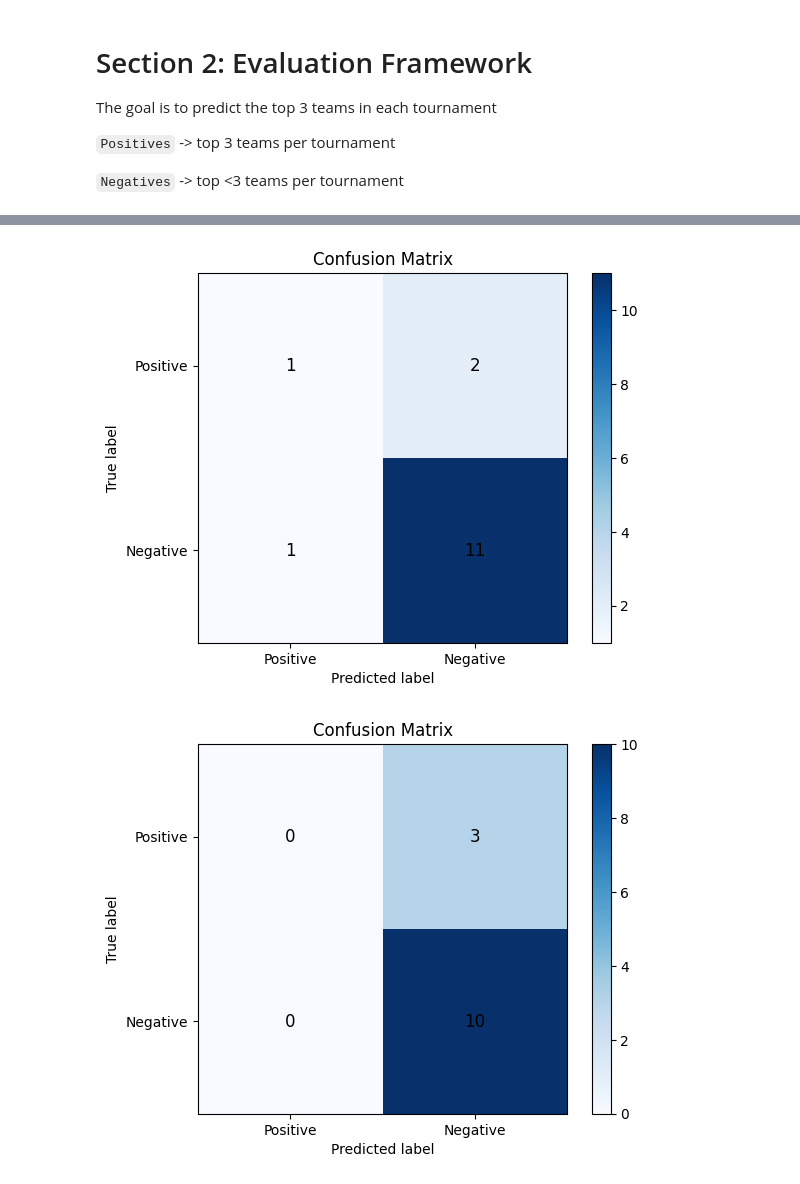
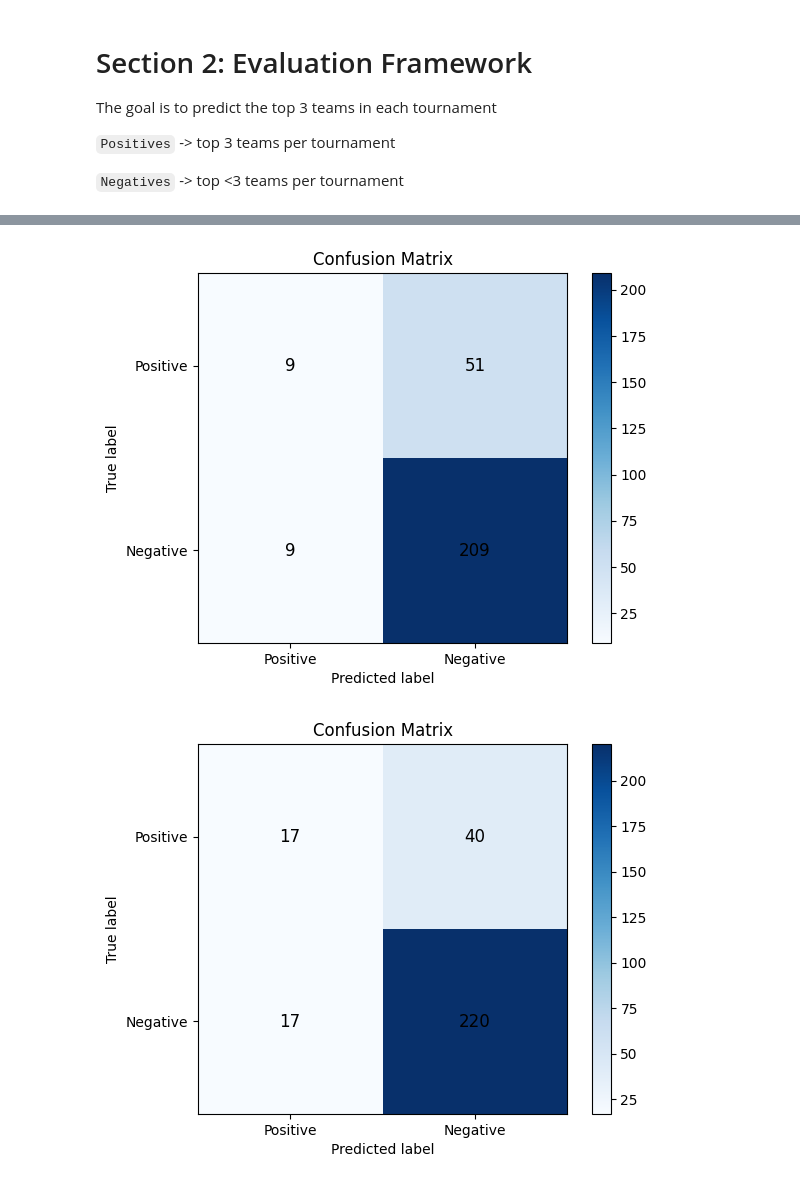
Before and after one commit to curtisjbradley/MarketReview, a Jupyter notebook: explore_eval.ipynb, the cells around one changed output, grey strips where cells are left out. Saved outputs shown, nothing was run; the diff lists cells and outputs as text; code cells hidden in the pictures.

Commit message:
Starting final writeup

```diff
--- a/explore_eval.ipynb
+++ b/explore_eval.ipynb
@@ -105,7 +49,7 @@ query = f"""
         volume - LAG(volume, 1, 0) OVER (PARTITION BY item ORDER BY date) AS delta_volume,
     FROM stickers
     JOIN tournaments ON
-        stickers.team = tournaments.team AND
+        stickers.team ilike '%' | tournaments.team | '%' AND
         stickers.date >= (start_date - INTERVAL 5 DAY) AND
         stickers.date <= (end_date + INTERVAL 5 DAY)
     GROUP BY
@@ -283,12 +227,12 @@ class MoneyHeuristicModel():
         df = duckdb.query(query).df()
         return df["team"].tolist()
 # %%
-""" Random Forest Model """
+""" Heuristic Model (Delta Price) """
 # from sklearn.ensemble import RandomForestClassifier
 
-class RandomForestModel():
+class DeltaHeuristicModel():
     def __init__(self):
-        self.name = "RandomForest"
+        self.name = "DeltaHeuristic"
         self.sales = sales
         self.tournaments = tournaments
         self.placements = placements
@@ -297,14 +241,34 @@ class RandomForestModel():
         pass
 
     def predict(self, event: str):
-        pass
+        event_info = self.tournaments[self.tournaments["event"] == event]
+        start_date = event_info["start_date"].drop_duplicates().values[0]
+        end_date = event_info["end_date"].drop_duplicates().values[0]
+
+        sales = self.sales
+
+        query = f"""
+            SELECT team, SUM(delta_volume) AS volume
+            FROM sales
+            WHERE
+                start_date = CAST('{start_date}' AS timestamp_ns) AND
+                end_date = CAST('{end_date}' AS timestamp_ns)
+            GROUP BY
+                team
+            ORDER BY
+                volume DESC
+        """
+
+        df = duckdb.query(query).df()
+        return df["team"].tolist()
 # %%
 import matplotlib.pyplot as plt
 
 models = {
     "Random": RandomModel(),
     "VolumeHeuristic": VolumeHeuristicModel(),
-    "MoneyHeuristic": MoneyHeuristicModel()
+    "MoneyHeuristic": MoneyHeuristicModel(),
+    "DeltaHeuristic": DeltaHeuristicModel()
 }
 eval = Eval()
 
@@ -354,2 +323,2 @@ Accuracy:       0.2060
-[figure, old version]
+[figure, new version]
-[figure, old version]
+[figure, new version]
```
Also changed, not shown: parts of 4 cells of this notebook, 4 other files.
